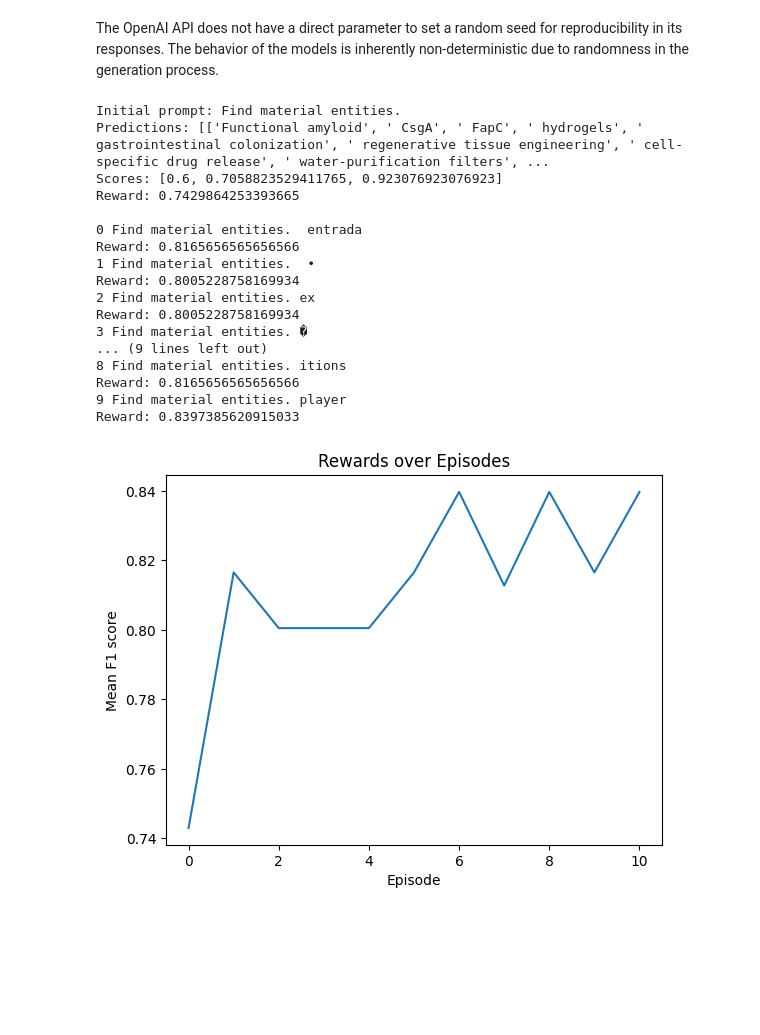
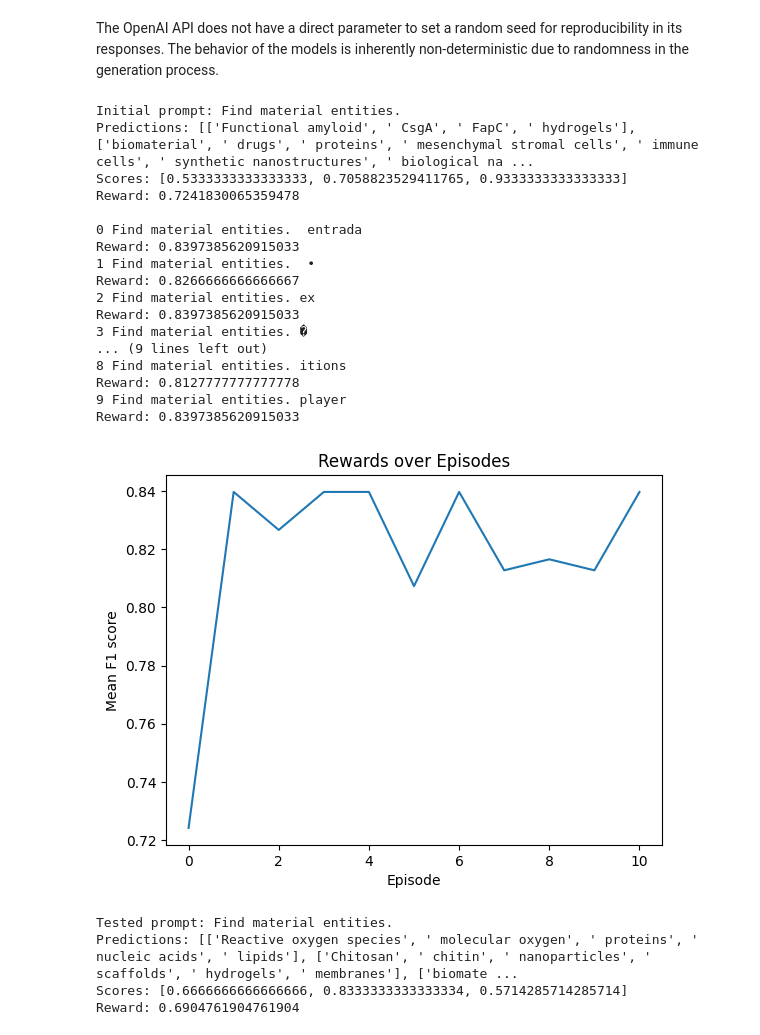
Before and after one commit to BOWENmeZHENG/RL, a Jupyter notebook: train.ipynb, the cells around one changed output. Cells and saved outputs as stored; diff of their text form; code cells hidden in the pictures; blank space fills up the shorter version.

Commit message:
updated and added data, test

```diff
--- a/train.ipynb
+++ b/train.ipynb
@@ -39,40 +39,47 @@ The OpenAI API does not have a direct parameter to set a random seed for reprodu
 # %%
 VOCAL = 50000
 EPOCHS = 10
 PROMPT_LENGTH = 7
 PROMPT_INIT = "Find material entities."
 LR = 0.001
 HIDDEN = 64
 SEED = 1234
-EXP_ID = 5
+EXP_ID = 4
 PRINT_INTERVAL = 1
-SAVE = True
+SAVE = False
 PLOT = True
 DATASET = "biomaterials"
 
 PROMPTS, PREDICTIONS, SCORES, REWARDS = rl.do_training(
     prompt_init=PROMPT_INIT, epochs=EPOCHS, learning_rate=LR,
     vocal_size=VOCAL, prompt_length=PROMPT_LENGTH, hidden=HIDDEN, seed=SEED,
     exp_id=EXP_ID, print_interval=PRINT_INTERVAL, save_results=SAVE, plot=PLOT,
     client=OpenAI(api_key=config["OPENAI_API_KEY"]), dataset=DATASET
     )
 # %% [output]
 Initial prompt: Find material entities.
-Predictions: [['Functional amyloid', ' CsgA', ' FapC', ' hydrogels', ' gastrointestinal colonization', ' regenerative tissue engineering', ' cell-specific drug release', ' water-purification filters', ...
-Scores: [0.6, 0.7058823529411765, 0.923076923076923]
-Reward: 0.7429864253393665
+Predictions: [['Functional amyloid', ' CsgA', ' FapC', ' hydrogels'], ['biomaterial', ' drugs', ' proteins', ' mesenchymal stromal cells', ' immune cells', ' synthetic nanostructures', ' biological na ...
+Scores: [0.5333333333333333, 0.7058823529411765, 0.9333333333333333]
+Reward: 0.7241830065359478
 
 0 Find material entities.  entrada
-Reward: 0.8165656565656566
+Reward: 0.8397385620915033
 1 Find material entities.  •
-Reward: 0.8005228758169934
+Reward: 0.8266666666666667
 2 Find material entities. ex
-Reward: 0.8005228758169934
+Reward: 0.8397385620915033
 3 Find material entities. �
 ... (9 lines left out)
 8 Find material entities. itions
-Reward: 0.8165656565656566
+Reward: 0.8127777777777778
 9 Find material entities. player
 Reward: 0.8397385620915033
-[figure, old version]
+[figure, new version]
+# %%
+rl.do_test(prompt="Find material entities.", save_results=False, client=OpenAI(api_key=config["OPENAI_API_KEY"]), dataset="biomaterials_eval")
+# %% [output]
+Tested prompt: Find material entities.
+Predictions: [['Reactive oxygen species', ' molecular oxygen', ' proteins', ' nucleic acids', ' lipids'], ['Chitosan', ' chitin', ' nanoparticles', ' scaffolds', ' hydrogels', ' membranes'], ['biomate ...
+Scores: [0.6666666666666666, 0.8333333333333334, 0.5714285714285714]
+Reward: 0.6904761904761904
 # %%
```
Also changed, not shown: parts of 1 cell of this notebook, 5 other files.
